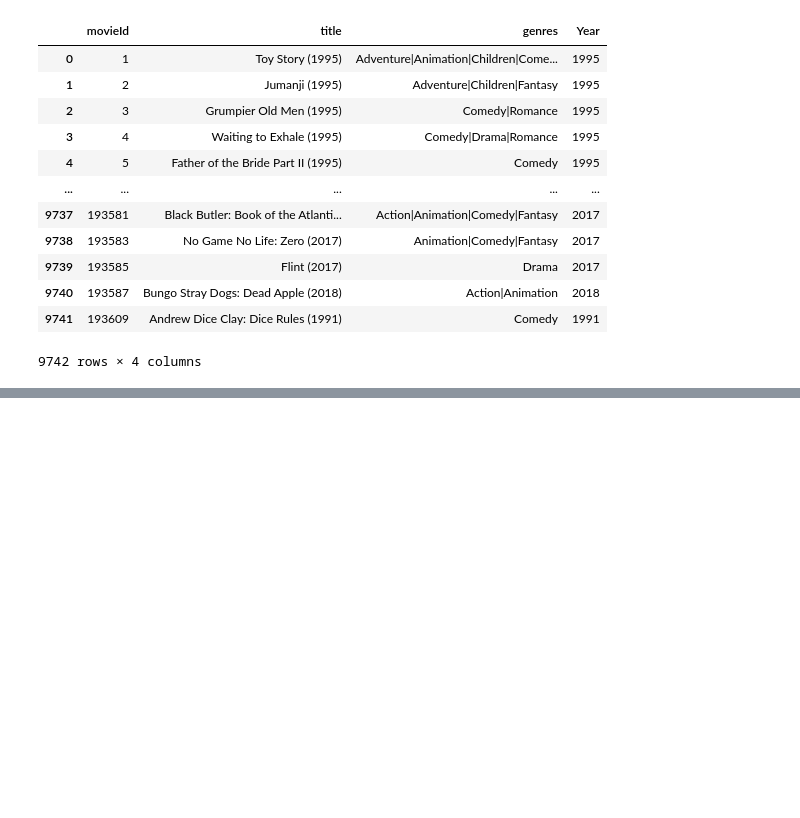
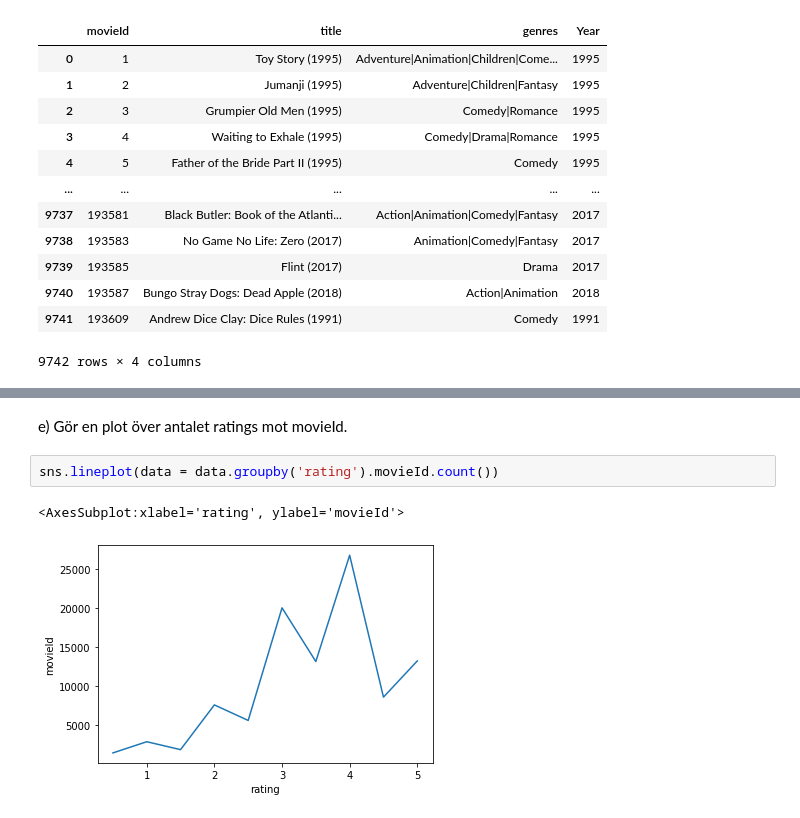
Before and after one commit to cooperhankun/Maskininlarning, a Jupyter notebook: Lab/ml-latest-small/lab.ipynb, the cells around one changed output, grey strips where cells are left out. Saved outputs shown, nothing was run; the diff lists cells and outputs as text; blank space fills up the shorter version.

```diff
--- a/Lab/ml-latest-small/lab.ipynb
+++ b/Lab/ml-latest-small/lab.ipynb
@@ -94,3 +100,10 @@ plt.xticks(rotation=85)
   Text(0, 0, ''),
   Text(0, 0, '')])
 [figure]
+# %% [markdown]
+e) Gör en plot över antalet ratings mot movieId.
+# %%
+sns.lineplot(data = data.groupby('rating').movieId.count())
+# %% [output]
+<AxesSubplot:xlabel='rating', ylabel='movieId'>
+[figure, added]
```
Also changed, not shown: parts of 6 cells of this notebook.
